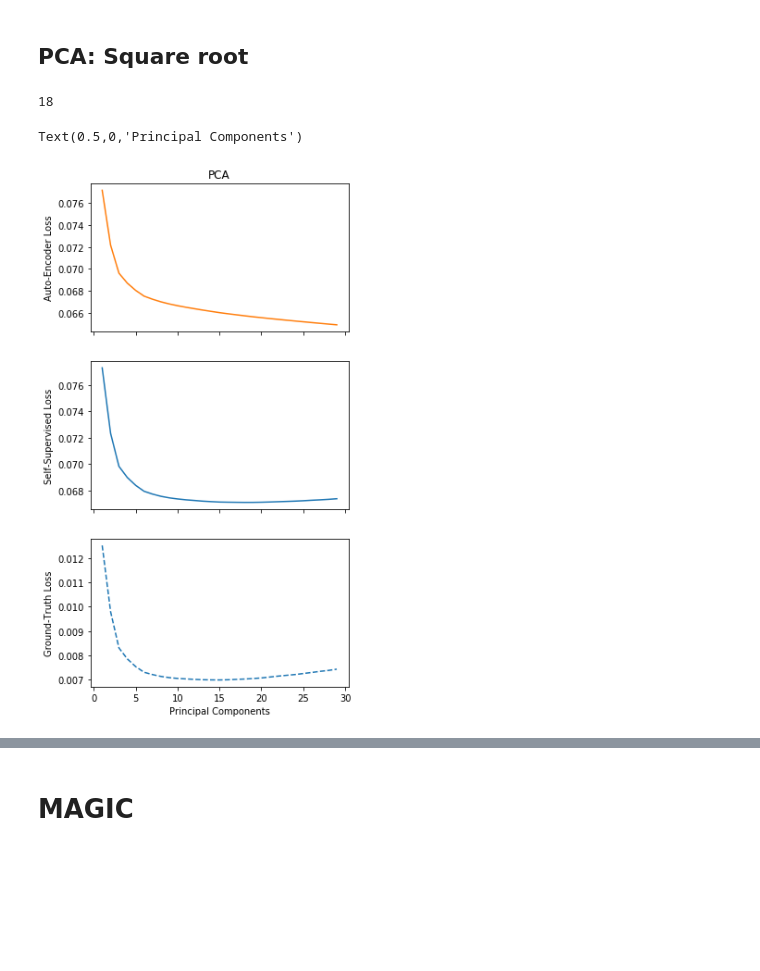
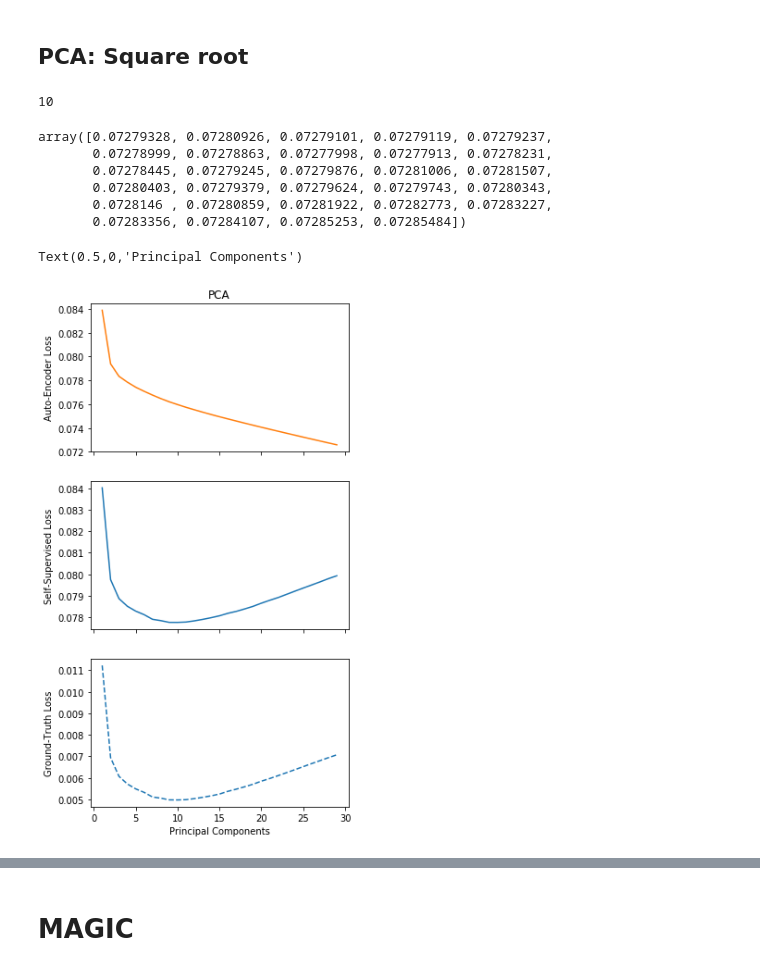
Before and after one commit to czbiohub-sf/molecular-cross-validation, a Jupyter notebook: src/noise2self_sc/Figures.ipynb, the cells around one changed output, grey strips where cells are left out. Drawn from its saved outputs; the diff is of its cells as text; code cells hidden in the pictures; blank space fills up the shorter version.

```diff
--- a/src/noise2self_sc/Figures.ipynb
+++ b/src/noise2self_sc/Figures.ipynb
@@ -90,7 +87,8 @@ Text(0.5,1,'Expectation is mean at low values')
 # %% [markdown]
 # HCA
 # %%
-#hca = sc.read('/Users/josh/src/noise2self-single-cell/data/hca/hca_marrow_deep.h5ad')
-hca = sc.read('/Users/josh/src/noise2self-single-cell/data/neurons/neurons_deep.h5ad')
-
-hca_down = sc.pp.downsample_counts(hca, 3000, replace = False, copy = True)
+hca = sc.read('/Users/josh/src/noise2self-single-cell/data/hca/hca_marrow_deep.h5ad')
+#hca = sc.read('/Users/josh/src/noise2self-single-cell/data/neurons/neurons_deep.h5ad')
+sc.pp.filter_genes(hca, min_counts=500)
+n_counts = 3000
+hca_down = sc.pp.downsample_counts(hca, n_counts, replace = False, copy = True)
@@ -110,11 +96,8 @@ at_least_500 = np.array((hca.X.sum(axis = 0) > 500)).flatten()
 x = np.array(hca_down.X.todense())
 # %%
 y = np.array(hca.X.todense())
-# %%
-y = y[:, at_least_500]
-x = x[:, at_least_500]
 # %%
-mean = y/y.sum(axis = 1, keepdims = True) * 1000
+mean = y/y.sum(axis = 1, keepdims = True) * n_counts/2
 # %%
 z = expected_sqrt(mean)
 # %%
@@ -128,32 +111,42 @@ x2_norm = np.sqrt(x2)
 
 U, S, V = randomized_svd(x1_norm, n_components=50, random_state=42)
 
-ae_loss = []
-ss_loss = []
-gt_loss = []
+ae_loss_pca_mse = []
+ss_loss_pca_mse = []
+gt_loss_pca_mse = []
 k_range = np.arange(1, 30)
 for k in k_range:
     x_pred = U[:,:k].dot(np.diag(S[:k])).dot(V[:k,:])
-    ae_loss.append(mse(x_pred, x1_norm))
-    ss_loss.append(mse(x_pred, x2_norm))
-    gt_loss.append(mse(x_pred, z))
-k_opt = k_range[np.argmin(ss_loss)]
+    ae_loss_pca_mse.append(mse(x_pred, x1_norm))
+    ss_loss_pca_mse.append(mse(x_pred, x2_norm))
+    gt_loss_pca_mse.append(mse(x_pred, z))
+k_opt = k_range[np.argmin(ss_loss_pca_mse)]
 
 print(k_opt)
 # %% [output]
-18
+10
+# %%
+# Check that we have a fixed relationship w gt loss
+np.array(ss_loss_pca_mse) - np.array(gt_loss_pca_mse)
+# %% [output]
+array([0.07279328, 0.07280926, 0.07279101, 0.07279119, 0.07279237,
+       0.07278999, 0.07278863, 0.07277998, 0.07277913, 0.07278231,
+       0.07278445, 0.07279245, 0.07279876, 0.07281006, 0.07281507,
+       0.07280403, 0.07279379, 0.07279624, 0.07279743, 0.07280343,
+       0.0728146 , 0.07280859, 0.07281922, 0.07282773, 0.07283227,
+       0.07283356, 0.07284107, 0.07285253, 0.07285484])
 # %%
 f, (ax0, ax1, ax2) = plt.subplots(3, 1, sharex=True, figsize=(5, 10))
 
-ax0.plot(k_range, ae_loss, color = 'C1')
+ax0.plot(k_range, ae_loss_pca_mse, color = 'C1')
 ax0.set_title("PCA")
 ax0.set_ylabel('Auto-Encoder Loss')
 
-ax1.plot(k_range, ss_loss)
+ax1.plot(k_range, ss_loss_pca_mse)
 ax1.set_ylabel('Self-Supervised Loss')
-ax2.plot(k_range, gt_loss, '--')
+ax2.plot(k_range, gt_loss_pca_mse, '--')
 ax2.set_ylabel('Ground-Truth Loss')
 ax2.set_xlabel('Principal Components')
 # %% [output]
 Text(0.5,0,'Principal Components')
-[figure, old version]
+[figure, new version]
```
Also changed, not shown: parts of 26 cells of this notebook, 2 other files.
